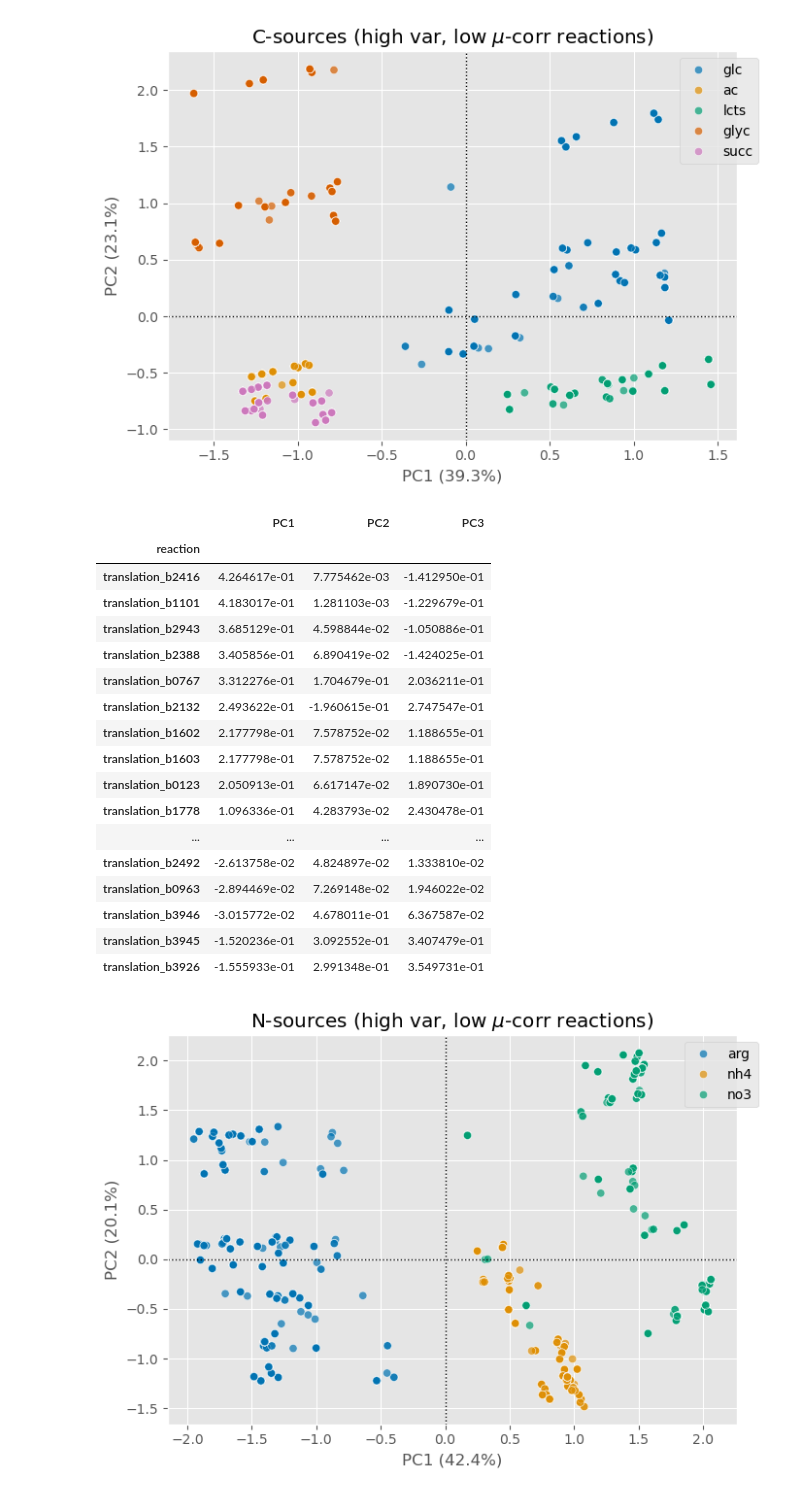
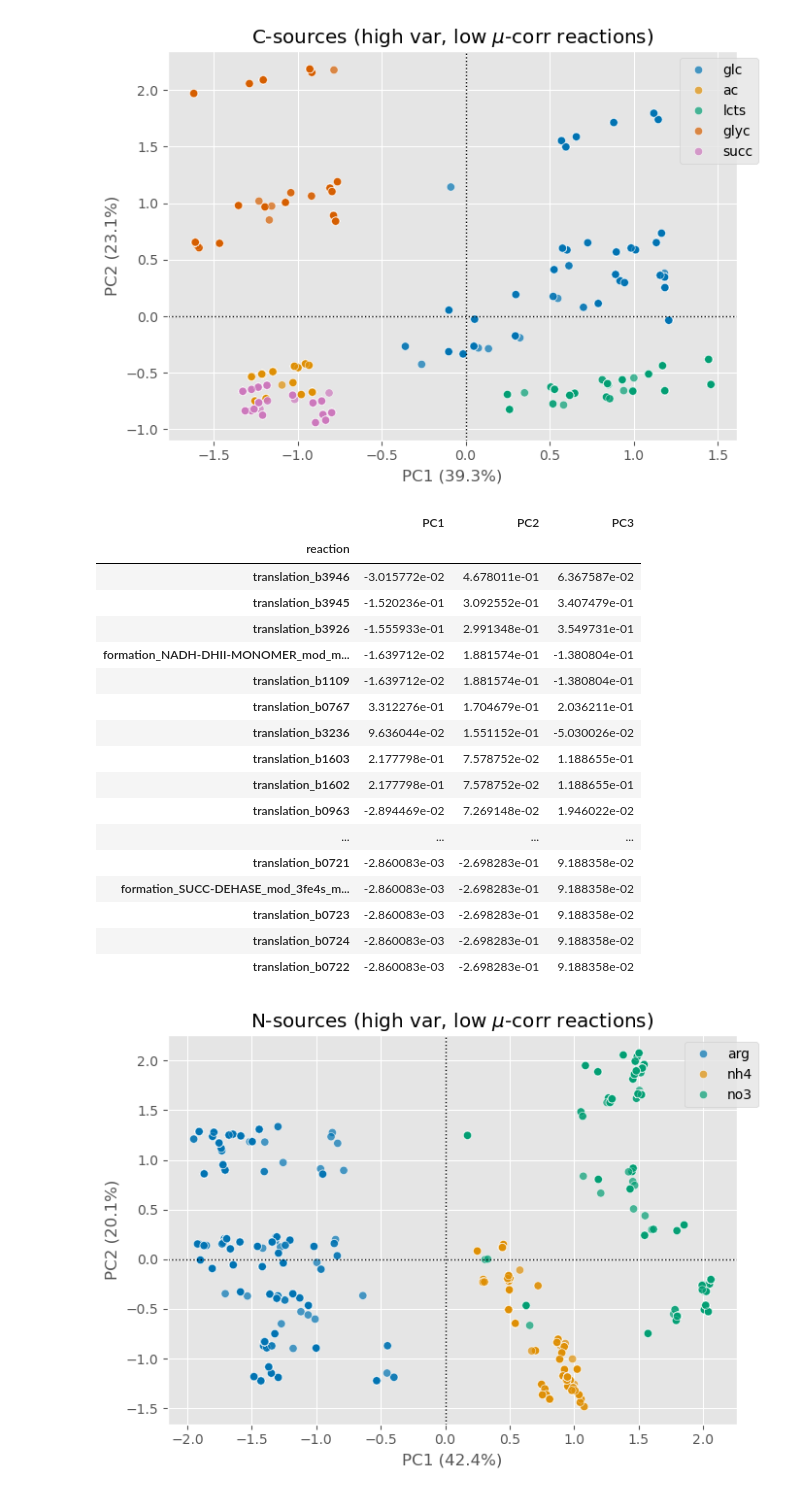
Before and after one commit to celasa/biomass_thesis, a Jupyter notebook: notebooks/07_internal_structure.ipynb, the cells around one changed output. Cells and saved outputs as stored; diff of their text form; code cells hidden in the pictures.

```diff
--- a/notebooks/07_internal_structure.ipynb
+++ b/notebooks/07_internal_structure.ipynb
@@ -537,7 +537,8 @@ check.head()
 # %%
 weighted_idx = weighted.set_index("reaction")
 X = weighted_idx[sample_cols].T
-X["source"] = X.index.str.split("_").str[0]
+# X["source"] = X.index.str.split("_sample_").str[0]
+X["source"] = X.index.str.split("_sample_").str[0]
 # %%
 from sklearn.decomposition import PCA
 from sklearn.preprocessing import StandardScaler
@@ -645,7 +667,10 @@ fig.show()
 # %% [markdown]
 ## PCA by environment:
 # %%
-nitrogen_sources = ["nh4", "no3", "arg"]
+# nitrogen_sources = ["nh4", "no3", "arg"]
+nitrogen_sources = ["nh4_glc", "nh4_ac",
+                    "no3_glc", "no3_ac", "no3_glyc",
+                    "arg_glc", "arg_ac", "arg_glyc"]
 # %%
 X["source_type"] = np.where(
     X["source"].isin(nitrogen_sources),
@@ -728,26 +753,26 @@ plt.show()
 # %% [output]
 [figure]
 # %%
-loadings_c.sort_values(by='PC1', ascending=False)
+loadings_c.sort_values(by='PC2', ascending=False)
 # %% [output]
 |  | PC1 | PC2 | PC3 |
 | reaction |  |  |  |
-| translation_b2416 | 4.264617e-01 | 7.775462e-03 | -1.412950e-01 |
-| translation_b1101 | 4.183017e-01 | 1.281103e-03 | -1.229679e-01 |
-| translation_b2943 | 3.685129e-01 | 4.598844e-02 | -1.050886e-01 |
-| translation_b2388 | 3.405856e-01 | 6.890419e-02 | -1.424025e-01 |
-| translation_b0767 | 3.312276e-01 | 1.704679e-01 | 2.036211e-01 |
-| translation_b2132 | 2.493622e-01 | -1.960615e-01 | 2.747547e-01 |
-| translation_b1602 | 2.177798e-01 | 7.578752e-02 | 1.188655e-01 |
-| translation_b1603 | 2.177798e-01 | 7.578752e-02 | 1.188655e-01 |
-| translation_b0123 | 2.050913e-01 | 6.617147e-02 | 1.890730e-01 |
-| translation_b1778 | 1.096336e-01 | 4.283793e-02 | 2.430478e-01 |
-| ... | ... | ... | ... |
-| translation_b2492 | -2.613758e-02 | 4.824897e-02 | 1.333810e-02 |
-| translation_b0963 | -2.894469e-02 | 7.269148e-02 | 1.946022e-02 |
 | translation_b3946 | -3.015772e-02 | 4.678011e-01 | 6.367587e-02 |
 | translation_b3945 | -1.520236e-01 | 3.092552e-01 | 3.407479e-01 |
 | translation_b3926 | -1.555933e-01 | 2.991348e-01 | 3.549731e-01 |
+| formation_NADH-DHII-MONOMER_mod_m... | -1.639712e-02 | 1.881574e-01 | -1.380804e-01 |
+| translation_b1109 | -1.639712e-02 | 1.881574e-01 | -1.380804e-01 |
+| translation_b0767 | 3.312276e-01 | 1.704679e-01 | 2.036211e-01 |
+| translation_b3236 | 9.636044e-02 | 1.551152e-01 | -5.030026e-02 |
+| translation_b1603 | 2.177798e-01 | 7.578752e-02 | 1.188655e-01 |
+| translation_b1602 | 2.177798e-01 | 7.578752e-02 | 1.188655e-01 |
+| translation_b0963 | -2.894469e-02 | 7.269148e-02 | 1.946022e-02 |
+| ... | ... | ... | ... |
+| translation_b0721 | -2.860083e-03 | -2.698283e-01 | 9.188358e-02 |
+| formation_SUCC-DEHASE_mod_3fe4s_m... | -2.860083e-03 | -2.698283e-01 | 9.188358e-02 |
+| translation_b0723 | -2.860083e-03 | -2.698283e-01 | 9.188358e-02 |
+| translation_b0724 | -2.860083e-03 | -2.698283e-01 | 9.188358e-02 |
+| translation_b0722 | -2.860083e-03 | -2.698283e-01 | 9.188358e-02 |
 # %%
 plt.figure(figsize=(7,5))
 
```
Also changed, not shown: parts of 40 cells of this notebook.
